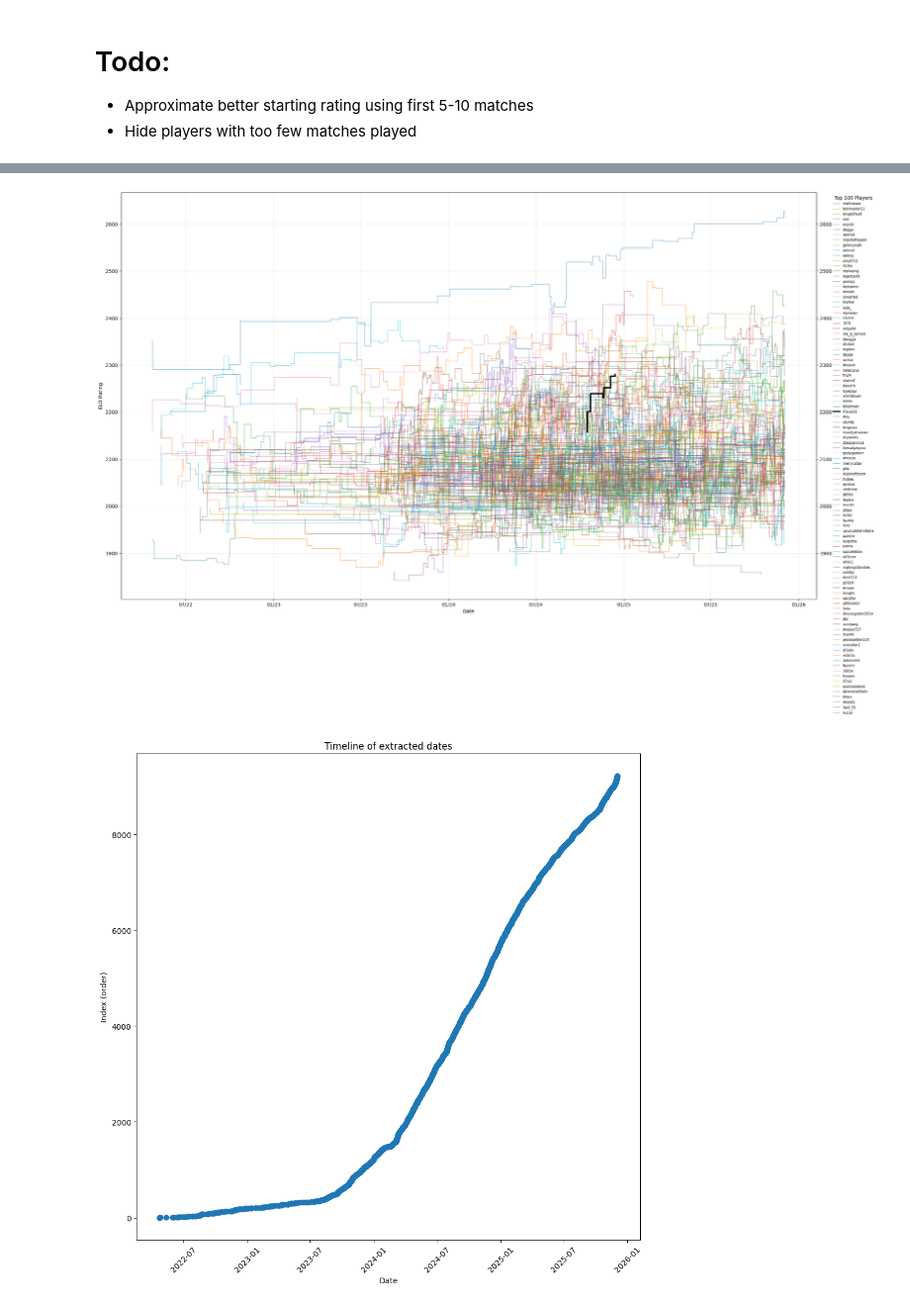
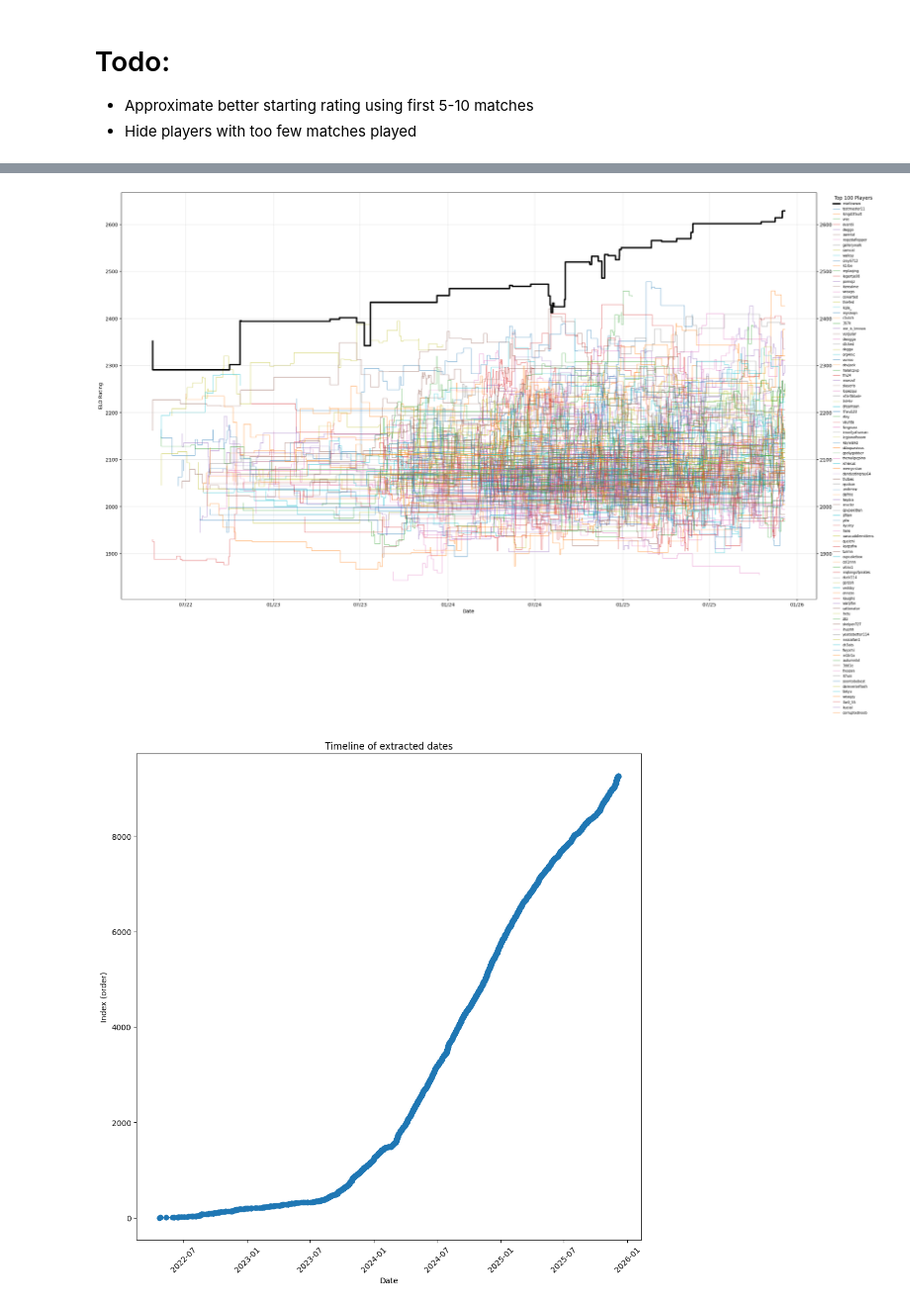
Before and after one commit to ProfX33/mctiers-elo, a Jupyter notebook: elo-analysis.ipynb, the cells around one changed output, grey strips where cells are left out. Shown at 99% size. Cells and saved outputs as stored; diff of their text form; code cells hidden in the pictures.

```diff
--- a/elo-analysis.ipynb
+++ b/elo-analysis.ipynb
@@ -107,13 +129,29 @@ from datetime import datetime, timedelta
 from collections import deque
 from typing import Dict, List, Tuple
 
-FT4_GM = True
+FT4_GM = True if gamemode in ["smp", "mace", "vanilla", "nethpot"] else False
 
+ # The Elo rating each player starts with. Since the only metric that describes skill is the elo difference between between two players, the absolute value of this doesnt matter.
+ # 2000 is chosen as a value in order to make it somewhat comparable to other rating systems - as in chess.
 DEFAULT_ELO = 2000
+
+ # K-Factor: Determines the amount by which each fight adjusts the players rating
+ # It is adjusted according to how many rounds per tierlist fight each gamemode has.
+ # High K-Factor (>80): Elo updates quickly after each tests and is especially good when a player tests very infrequently or improved in a very short time. Downside: Fluctuates a lot and is more inaccurate
+ # Low K-Facor: (<80): Elo updates more slowly after each test and often lags behind the players actual skill. Is more accurate over a longer timeframe.
 K = 70 if FT4_GM else 100
 DATE_FORMAT = "%d/%m/%Y, %H:%M"
+
+ # The timeframe in which two or more equal results are counted as one in order to prevent logging duplicates.
+ # Example: Sometimes a player fails a test and gets demoted. Some fights appear in both the result and demotion message and are therefore duplicate
 DUPLICATE_WINDOW = timedelta(days=30)
+
+ # Gives a small bonus to the player that won the whole tierlist match instead of only counting the score.
+ # Min: 0 - Only takes score into account. A 4-2 win will be equivalent to a performance of 4/(4+2) = 0.66
+ # Max: 1 - Only takes into account the winner of the overall match. A 4-3 win will be equivalent to a performance of 1
 BASE_WEIGHT = 0.1
+
+ #
 ITERATION_COUNT = 10
 RESET_DIVISOR = 1.8
 
@@ -443,13 +481,3 @@ for i in range(160):
 
 
 print("\nDONE!\n")
-
-print("LT2:", lt2)
-print("HT2:", ht2)
-print("LT1:", lt1)
-print("HT1:", ht1)
-
-
-# Manual additions
-lt2 += ["b1tr0blade", "jeremyoo", "inthedust", "dwogga", "kyuley", "l3poo", "warrpp"]
-ht2.append("quelchi")
@@ -473,0 +484,10 @@ HT1: ['marlowww']
+# %%
+print("LT2:", lt2)
+print("HT2:", ht2)
+print("LT1:", lt1)
+print("HT1:", ht1)
+
+
+# Manual additions
+lt2 += ["n1tr0blade", "jeremyoo", "inthedust", "dwogga", "kyuley", "l3poo", "warrpp"]
+ht2 += ["quelchi", "godlygobber", "dwggo"]
@@ -767,13 +792,13 @@ def plot_elo_progress(players, sample=None, highlight=None, extend_cutoff_days=2
 # %%
 top_n = 500
 top_players = sorted(players.items(), key=lambda kv: kv[1]["peak"], reverse=True)[:top_n]
 
 #plot_elo_progress(dict(top_players), sample=["itzrealsme", "dreamsan", "marlowww", "crey6712", "camcal", "awerial", "evantii", "wraxps", "gallerywalk"]) # All former HT1s
 #plot_elo_progress(dict(top_players), sample=["jaoling", "cowarted", "asteroides", "revcltz", "walksy", "awerial", "2sap", "replaqing", "turrnn", "me_is_lennon", "halalcpvp", "vrzc", "tokenu", "jesprr", "nopzdaflopper", "mystoqn", "vulgular", "lalekz", "daquaviousblm", "quelchi"]) # EU PLAYERS
 
-plot_elo_progress(dict(top_players), highlight=["l7wu123"], extend_cutoff_days=40)
+plot_elo_progress(dict(top_players), highlight=["Marlowww"], extend_cutoff_days=40)
 # %% [output]
-[figure, old version]
+[figure, new version]
 # %%
 # FIND LARGE TIME GAPS IN COPY PASTED DATA
 
```
Also changed, not shown: parts of 8 cells of this notebook, 1 other file.
